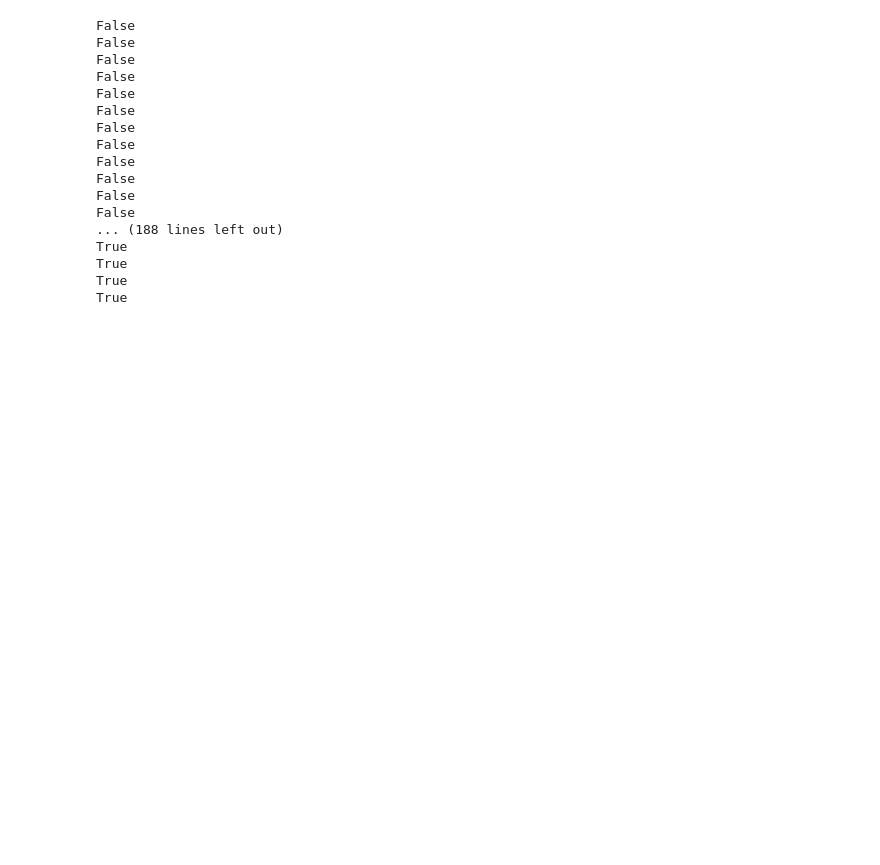
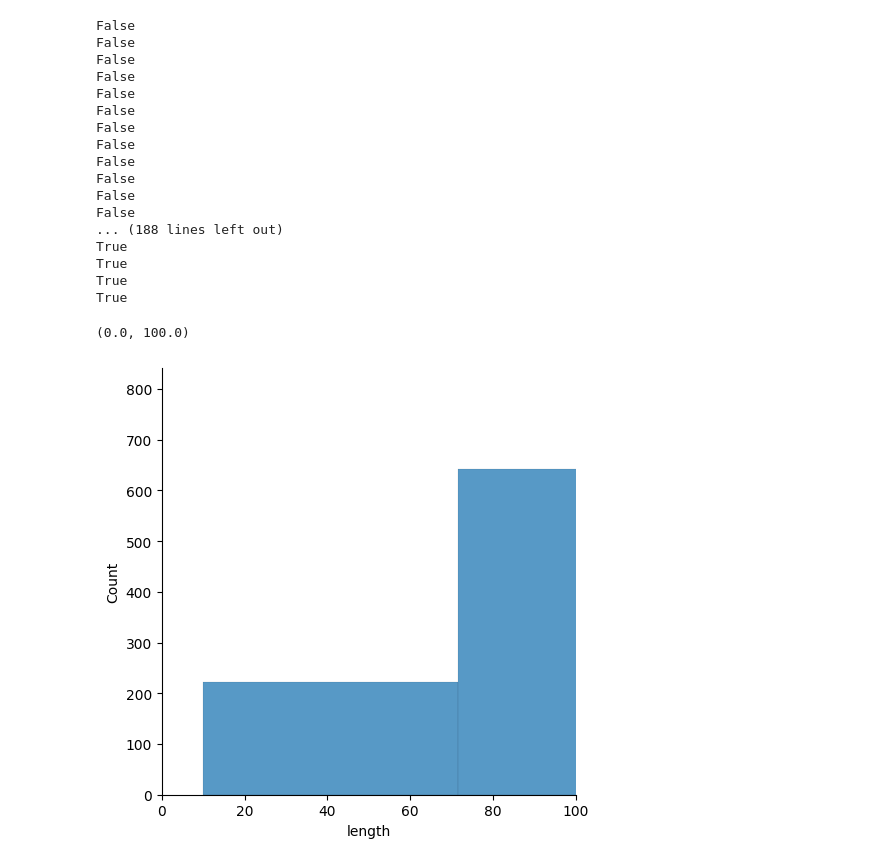
Before and after one commit to okin1234/textmining, a Jupyter notebook: testing.ipynb, the cells around one changed output. Cells and saved outputs as stored; diff of their text form; code cells hidden in the pictures; blank space fills up the shorter version.

```diff
--- a/testing.ipynb
+++ b/testing.ipynb
@@ -67,3 +67,16 @@ True
 True
 True
 True
+# %%
+import pandas as pd
+df = pd.read_csv('Datasets/check.csv')
+length_list=[len(df.iloc[i,0]) for i in range(len(df))]
+df['length'] = length_list
+# %%
+import seaborn as sns
+import matplotlib.pyplot as plt
+sns.displot(x='length', data=df)
+plt.xlim(0,100)
+# %% [output]
+(0.0, 100.0)
+[figure, added]
```
Also changed, not shown: parts of 1 cell of this notebook, 4 other files.
